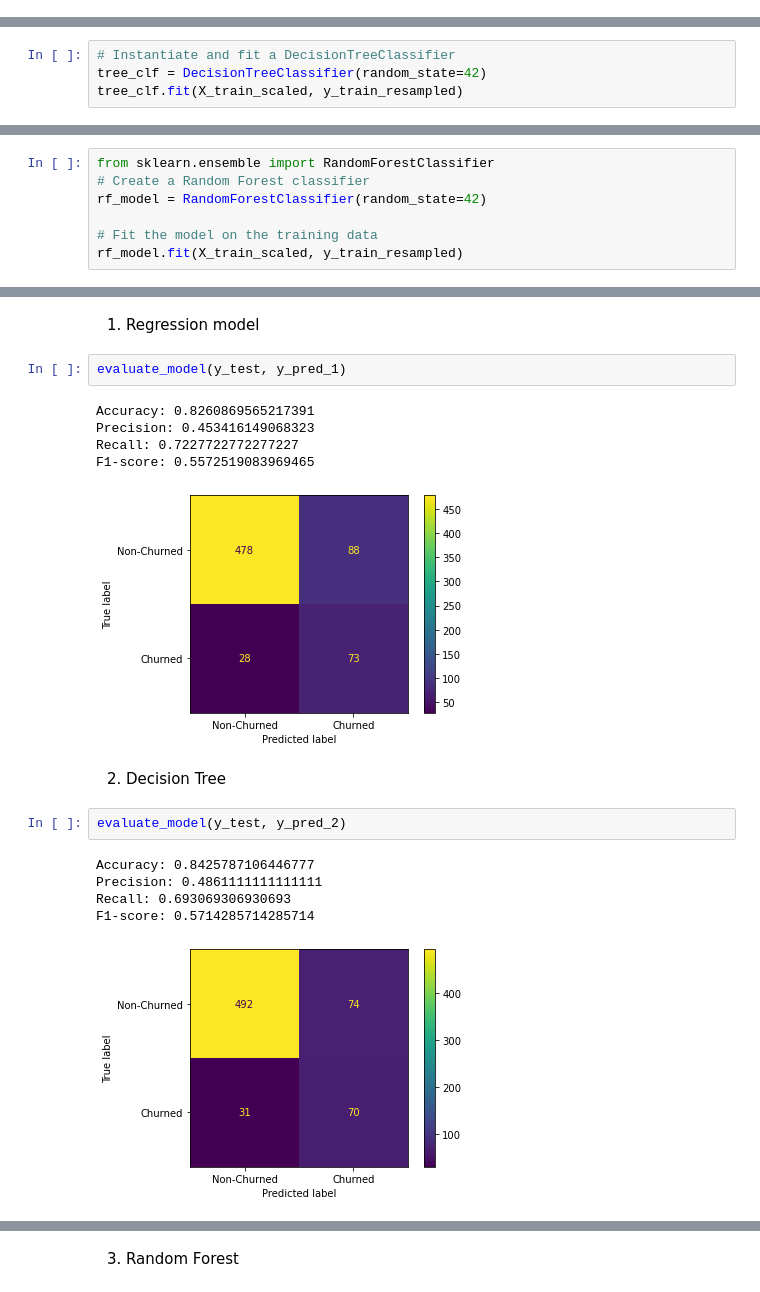
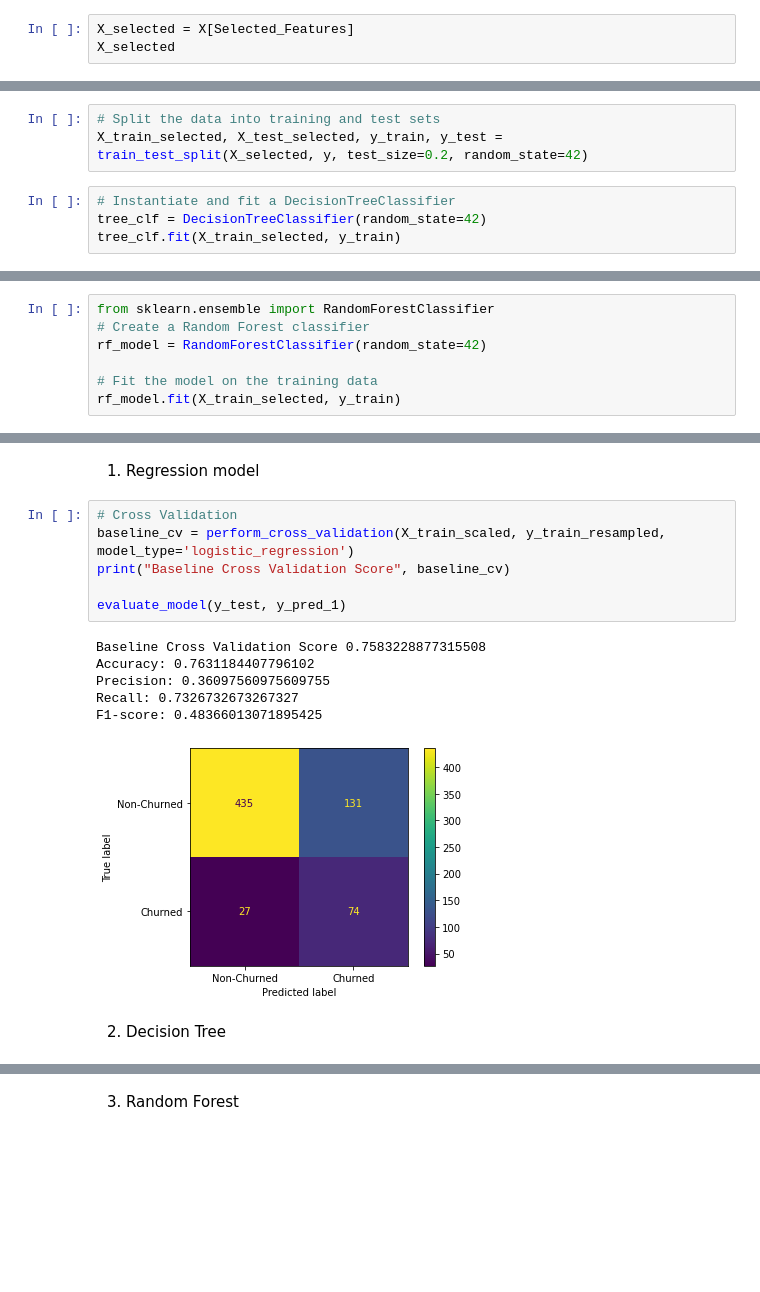
Before and after one commit to pauline-ndungu/SyriaTel-Customer-Churn-Prediction-Project, a Jupyter notebook: index.ipynb, the cells around one changed output, grey strips where cells are left out. Cells and saved outputs as stored; diff of their text form; blank space fills up the shorter version.

```diff
--- a/index.ipynb
+++ b/index.ipynb
@@ -454,0 +592,3 @@ y_pred_1 = baseline_model.predict(X_test_scaled)
+# %%
+X_selected = X[Selected_Features]
+X_selected
@@ -455,6 +609,9 @@ y_pred_1 = baseline_model.predict(X_test_scaled)
+# %%
+# Split the data into training and test sets
+X_train_selected, X_test_selected, y_train, y_test = train_test_split(X_selected, y, test_size=0.2, random_state=42)
 # %%
 # Instantiate and fit a DecisionTreeClassifier
 tree_clf = DecisionTreeClassifier(random_state=42)
-tree_clf.fit(X_train_scaled, y_train_resampled)
+tree_clf.fit(X_train_selected, y_train)
 # %% [output]
 DecisionTreeClassifier(random_state=42)
@@ -469,6 +623,6 @@ from sklearn.ensemble import RandomForestClassifier
 rf_model = RandomForestClassifier(random_state=42)
 
 # Fit the model on the training data
-rf_model.fit(X_train_scaled, y_train_resampled)
+rf_model.fit(X_train_selected, y_train)
 # %% [output]
 RandomForestClassifier(random_state=42)
@@ -480,20 +661,17 @@ y_pred_3 = rf_model.predict(X_test_scaled)
 # %% [markdown]
 1. Regression model
-# %%
-evaluate_model(y_test, y_pred_1)
-# %% [output]
-Accuracy: 0.8260869565217391
-Precision: 0.453416149068323
-Recall: 0.7227722772277227
-F1-score: 0.5572519083969465
-[figure, removed]
+# %%
+# Cross Validation
+baseline_cv = perform_cross_validation(X_train_scaled, y_train_resampled, model_type='logistic_regression')
+print("Baseline Cross Validation Score", baseline_cv)
+
+evaluate_model(y_test, y_pred_1)
+# %% [output]
+Baseline Cross Validation Score 0.7583228877315508
+Accuracy: 0.7631184407796102
+Precision: 0.36097560975609755
+Recall: 0.7326732673267327
+F1-score: 0.48366013071895425
+[figure, added]
 # %% [markdown]
 2. Decision Tree
-# %%
-evaluate_model(y_test, y_pred_2)
-# %% [output]
-Accuracy: 0.8425787106446777
-Precision: 0.4861111111111111
-Recall: 0.693069306930693
-F1-score: 0.5714285714285714
-[figure, removed]
```
Also changed, not shown: parts of 58 cells of this notebook.
